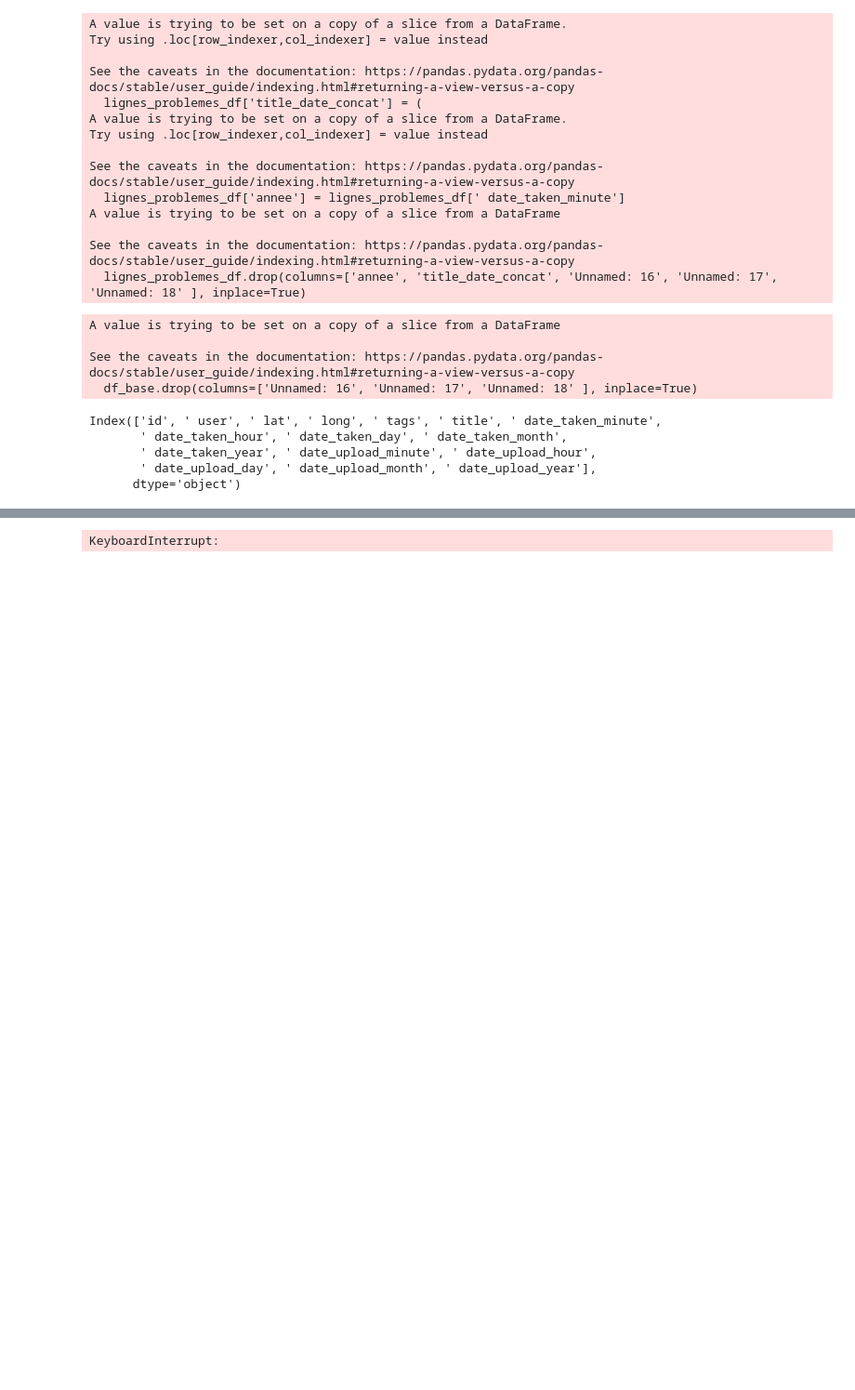
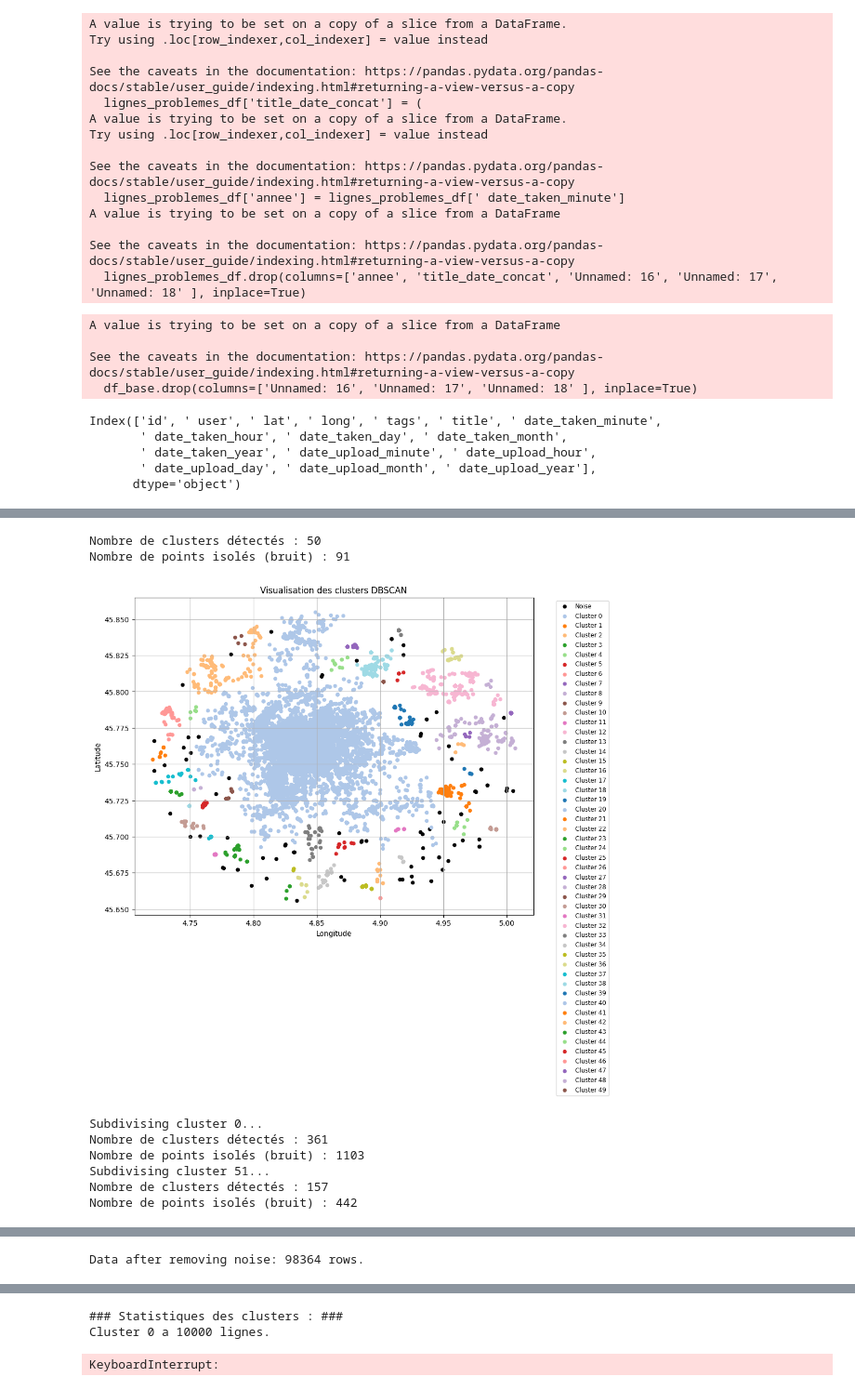
Before and after one commit to yolaatar/4IF_data_mining, a Jupyter notebook: data-analysis.ipynb, the cells around one changed output, grey strips where cells are left out. Shown at 93% size. Drawn from its saved outputs; the diff is of its cells as text; code cells hidden in the pictures; blank space fills up the shorter version.

```diff
--- a/data-analysis.ipynb
+++ b/data-analysis.ipynb
@@ -141,0 +144,13 @@ Index(['id', ' user', ' lat', ' long', ' tags', ' title', ' date_taken_minute',
+# %%
+from sklearn.cluster import DBSCAN
+import numpy as np
+
+# Garder seulement les 4 premières colonnes
+df_troncate = df_base.iloc[:, :4]
+
+# Vérification des colonnes conservées
+print("### Aperçu du DataFrame réduit aux 4 premières colonnes : ###")
+print(df_troncate.head())
+
+# Préparation des données pour la clusterisation (Latitude et Longitude)
+coords = df_troncate[[' lat', ' long']].to_numpy()
@@ -141,0 +304,36 @@ Index(['id', ' user', ' lat', ' long', ' tags', ' title', ' date_taken_minute',
+# %%
+df_sample = df_troncate.sample(n=100000)
+
+if df_sample is not None:
+        # Perform initial DBSCAN
+        clustered_data = perform_dbscan_analysis(df_sample, eps=0.0061, min_samples=4)
+
+        # Plot initial clusters
+        plot_clusters_with_matplotlib(clustered_data)
+
+        # Subdivide the largest clusters
+        clustered_data = subdivide_largest_cluster(
+            clustered_data, eps=0.001, min_samples=4
+        )
+        clustered_data = subdivide_largest_cluster(
+            clustered_data, eps=0.0006, min_samples=4
+        )
+
+        # Plot clusters after subdivision
+        plot_clusters_with_matplotlib(clustered_data)
+
+        # Remove noise and save
+        clustered_data_no_noise = remove_noise(clustered_data)
+
+        # Plot clusters without noise
+        plot_clusters_with_matplotlib(clustered_data_no_noise)
+# %% [output]
+Nombre de clusters détectés : 50
+Nombre de points isolés (bruit) : 91
+[figure, added]
+Subdivising cluster 0...
+Nombre de clusters détectés : 361
+Nombre de points isolés (bruit) : 1103
+Subdivising cluster 51...
+Nombre de clusters détectés : 157
+Nombre de points isolés (bruit) : 442
@@ -141,0 +341 @@ Index(['id', ' user', ' lat', ' long', ' tags', ' title', ' date_taken_minute',
+Data after removing noise: 98364 rows.
@@ -142,3 +343,14 @@ Index(['id', ' user', ' lat', ' long', ' tags', ' title', ' date_taken_minute',
+# %%
+# Statistiques sur les clusters
+print("\n### Statistiques des clusters : ###")
+clusters_statistiques = sample_df['cluster'].value_counts()
+
+# Affichage formaté des résultats
+for cluster_id, count in clusters_statistiques.items():
+    print(f"Cluster {cluster_id} a {count} lignes.")
+# %% [output]
+### Statistiques des clusters : ###
+Cluster 0 a 10000 lignes.
 # %%
 import folium
 from folium.plugins import MarkerCluster
```
Also changed, not shown: parts of 5 cells of this notebook, 1 other file.
